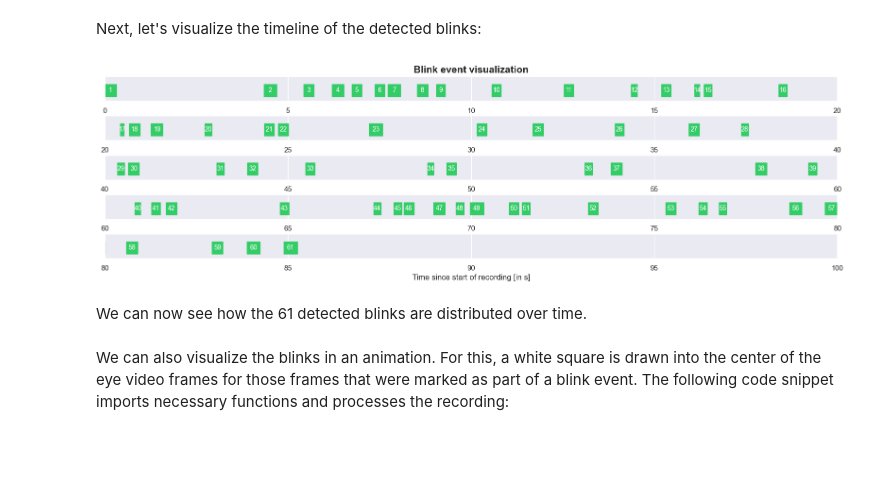
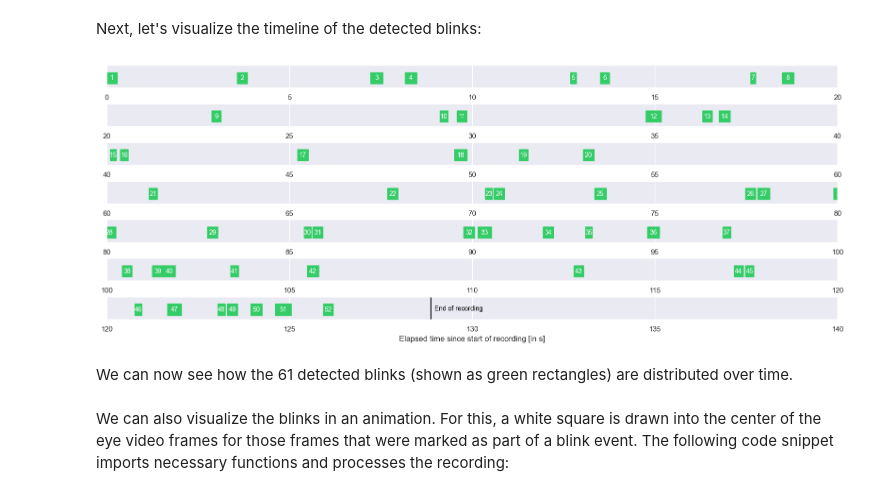
Before and after one commit to pupil-labs/real-time-blink-detection, a Jupyter notebook: blink_detection.ipynb, the cells around one changed output. Cells and saved outputs as stored; diff of their text form; code cells hidden in the pictures; blank space fills up the shorter version.

Commit message:
finetune visualization

```diff
--- a/blink_detection.ipynb
+++ b/blink_detection.ipynb
@@ -15,7 +15,7 @@ from blink_detector.blink_detector import blink_detection_pipeline
 # %% [markdown]
 Next, we specify the path to the example recording that we want to analyze. You can replace this path with the path to your own recording:
 # %%
-recording_path = "blink_detector/data/padel_tennis_neon_03-2ded8f56"
+recording_path = "blink_detector/data/padel_tennis_neon_01-b922b245"
 # %% [markdown]
 In this example, the recording is from a Neon device. If you are working with Pupil Invisible, you can set the is_neon parameter to False. To detect blinks, we call the blink_detection_pipeline function and pass the recording path and the is_neon parameter. The function returns a generator object which can be converted into a list of blink events:
 # %%
@@ -35,13 +35,16 @@ Mean blink duration: 0.2649380819672132
 # %% [markdown]
 Next, let's visualize the timeline of the detected blinks:
-# %%
-from blink_detector.helper import visualize_blink_events
-
-visualize_blink_events(recording_path, blink_events)
-# %% [output]
-[figure, removed]
+# %%
+from blink_detector.helper import visualize_blink_events
+
+# Let's limit the visualization to the first 100 seconds (if the recording is longer than that).
+max_duration = 130
+
+visualize_blink_events(recording_path, blink_events, max_duration)
+# %% [output]
+[figure, added]
 # %% [markdown]
-We can now see how the 61 detected blinks are distributed over time.
+We can now see how the 61 detected blinks (shown as green rectangles) are distributed over time.
 # %% [markdown]
 We can also visualize the blinks in an animation. For this, a white square is drawn into the center of the eye video frames for those frames that were marked as part of a blink event. The following code snippet imports necessary functions and processes the recording:
 # %%
```
Also changed, not shown: parts of 2 cells of this notebook, 30 other files.
